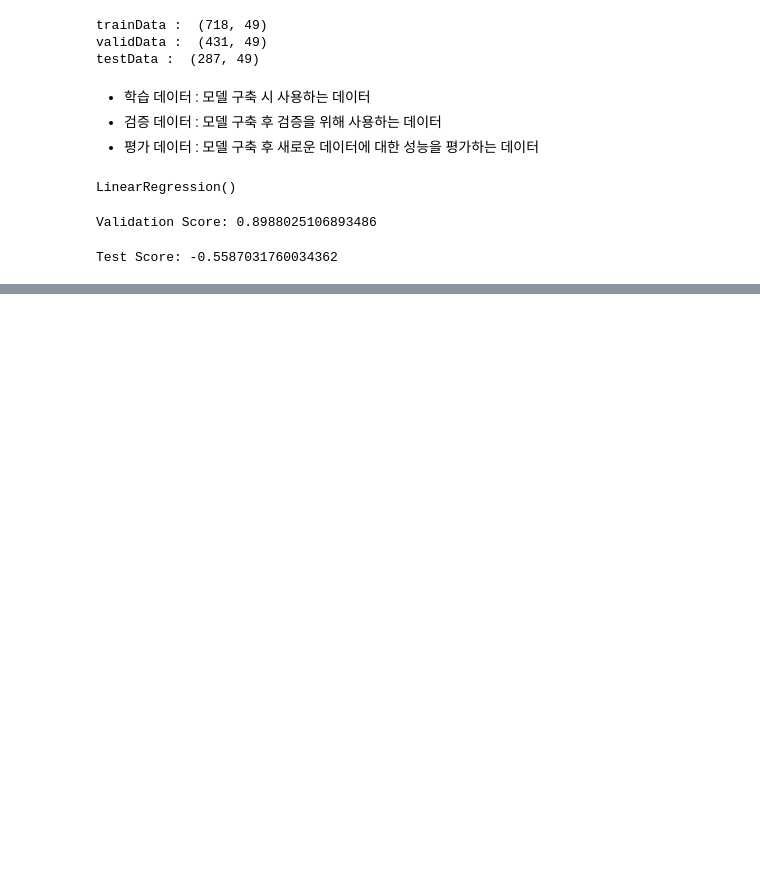
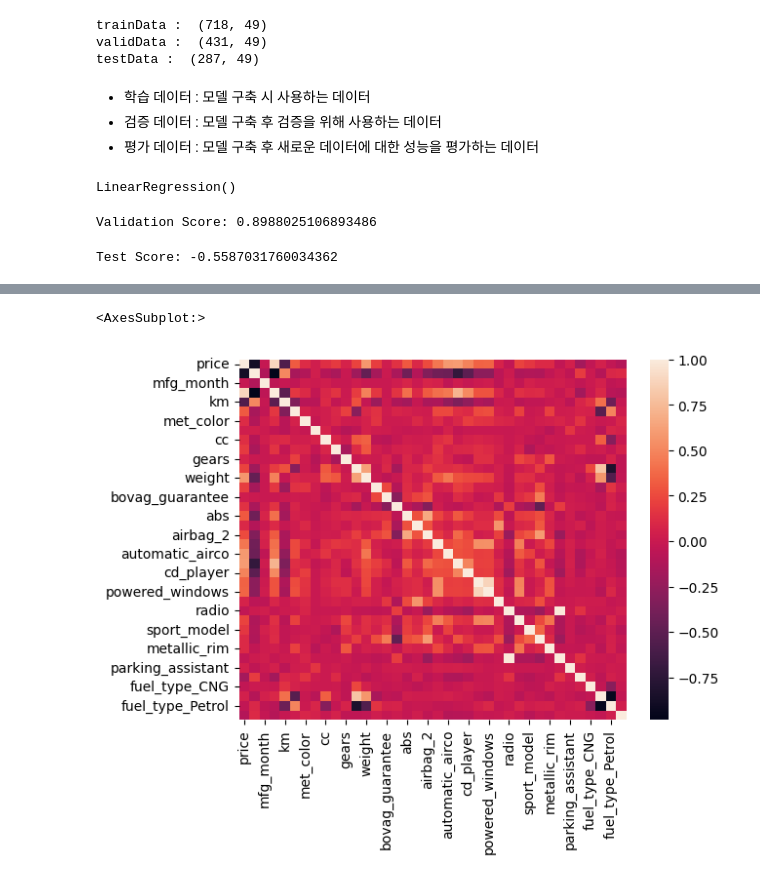
Before and after one commit to JunheeChoi/dm_class, a Jupyter notebook: dmhw_1.ipynb, the cells around one changed output, grey strips where cells are left out. Saved outputs shown, nothing was run; the diff lists cells and outputs as text; code cells hidden in the pictures; blank space fills up the shorter version.

Commit message:
heatmap추가

```diff
--- a/dmhw_1.ipynb
+++ b/dmhw_1.ipynb
@@ -139,0 +143,6 @@ Test Score: -0.5587031760034362
+# %%
+import seaborn as sns
+sns.heatmap(toyota_df.drop(['cylinders','color_Beige','color_Black','color_Blue','color_Grey','color_White','color_Silver','color_Violet','color_Yellow','color_Red'],axis = 1).corr())
+# %% [output]
+<AxesSubplot:>
+[figure, added]
```
Also changed, not shown: parts of 1 cell of this notebook.
